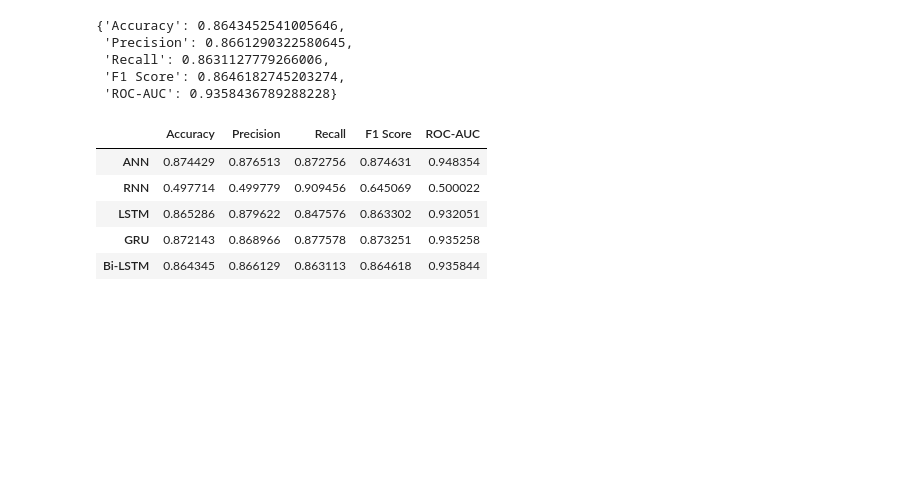
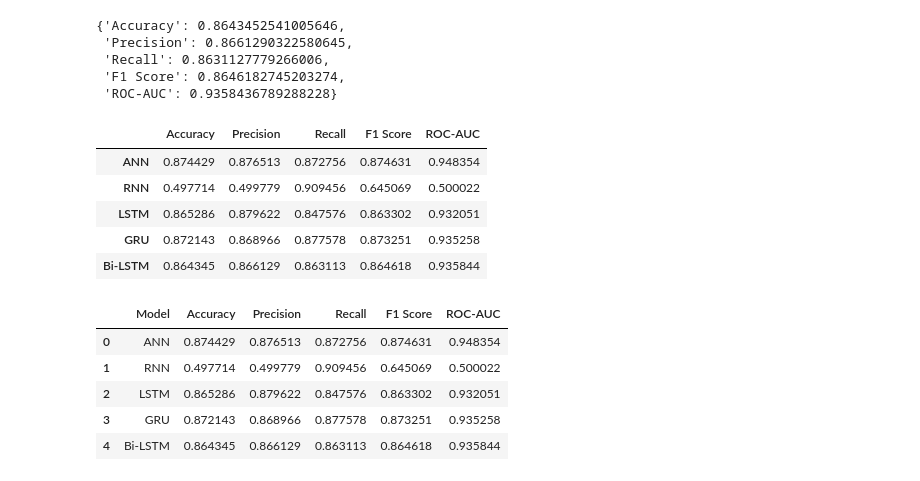
Before and after one commit to Logesh-M0324/Weekend_Task, a Jupyter notebook: Text Sentiment Analysis/notebook/04_Models_training.ipynb, the cells around one changed output. Saved outputs shown, nothing was run; the diff lists cells and outputs as text; code cells hidden in the pictures; blank space fills up the shorter version.

```diff
--- a/Text Sentiment Analysis/notebook/04_Models_training.ipynb
+++ b/Text Sentiment Analysis/notebook/04_Models_training.ipynb
@@ -836,0 +839,22 @@ baseline_results
+# %%
+import pandas as pd
+
+df = pd.DataFrame(
+    {
+        "Model": ["ANN", "RNN", "LSTM", "GRU", "Bi-LSTM"],
+        "Accuracy": [0.874429, 0.497714, 0.865286, 0.872143, 0.864345],
+        "Precision": [0.876513, 0.499779, 0.879622, 0.868966, 0.866129],
+        "Recall": [0.872756, 0.909456, 0.847576, 0.877578, 0.863113],
+        "F1 Score": [0.874631, 0.645069, 0.863302, 0.873251, 0.864618],
+        "ROC-AUC": [0.948354, 0.500022, 0.932051, 0.935258, 0.935844],
+    }
+)
+
+df
+# %% [output]
+|  | Model | Accuracy | Precision | Recall | F1 Score | ROC-AUC |
+| 0 | ANN | 0.874429 | 0.876513 | 0.872756 | 0.874631 | 0.948354 |
+| 1 | RNN | 0.497714 | 0.499779 | 0.909456 | 0.645069 | 0.500022 |
+| 2 | LSTM | 0.865286 | 0.879622 | 0.847576 | 0.863302 | 0.932051 |
+| 3 | GRU | 0.872143 | 0.868966 | 0.877578 | 0.873251 | 0.935258 |
+| 4 | Bi-LSTM | 0.864345 | 0.866129 | 0.863113 | 0.864618 | 0.935844 |
```
Also changed, not shown: parts of 14 cells of this notebook, 15 other files.
